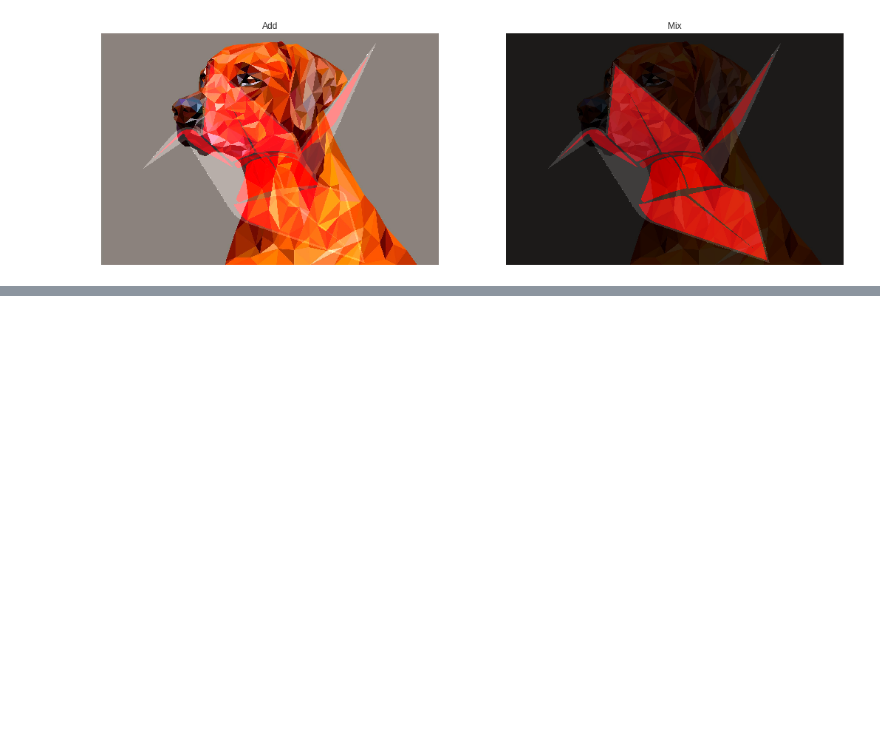
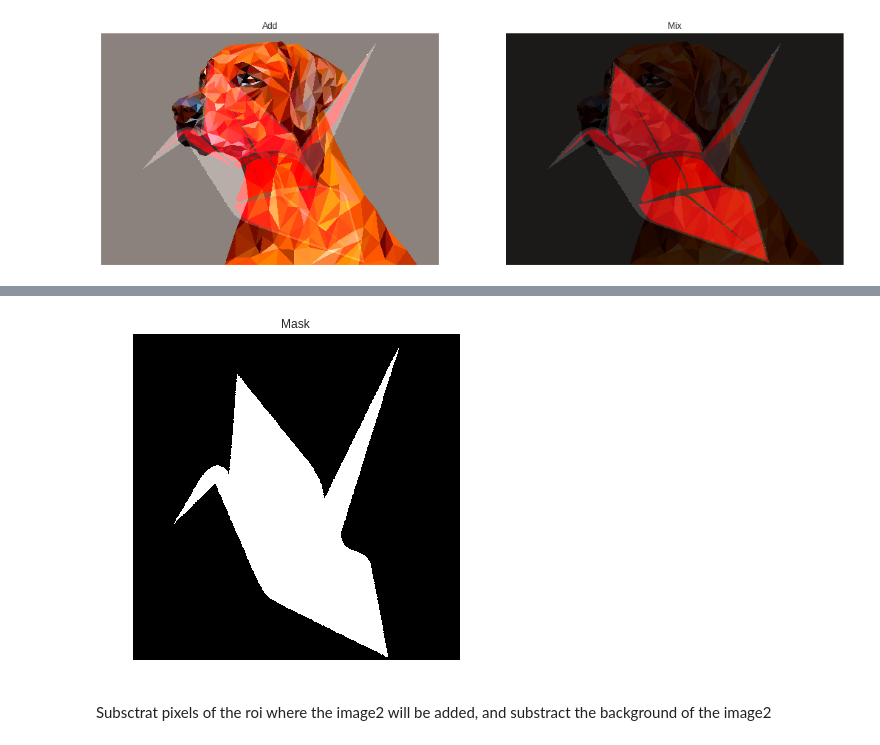
Before and after one commit to JaledMC/Learning-Artificial-Vision, a Jupyter notebook: arithmetic_operations_images.ipynb, the cells around one changed output, grey strips where cells are left out. Drawn from its saved outputs; the diff is of its cells as text; code cells hidden in the pictures; blank space fills up the shorter version.

```diff
--- a/arithmetic_operations_images.ipynb
+++ b/arithmetic_operations_images.ipynb
@@ -103,0 +128,10 @@ To add to images, que have to remove the background and the ROI of each other, t
+# %%
+# Represent the image
+fig, axes = plt.subplots(1, 1, figsize=(6, 6))
+axes.imshow(mask)
+axes.set_title('Mask')
+plt.axis("off");
+# %% [output]
+[figure, added]
+# %% [markdown]
+Subsctrat pixels of the roi where the image2 will be added, and substract the background of the image2
```
Also changed, not shown: parts of 12 cells of this notebook.
